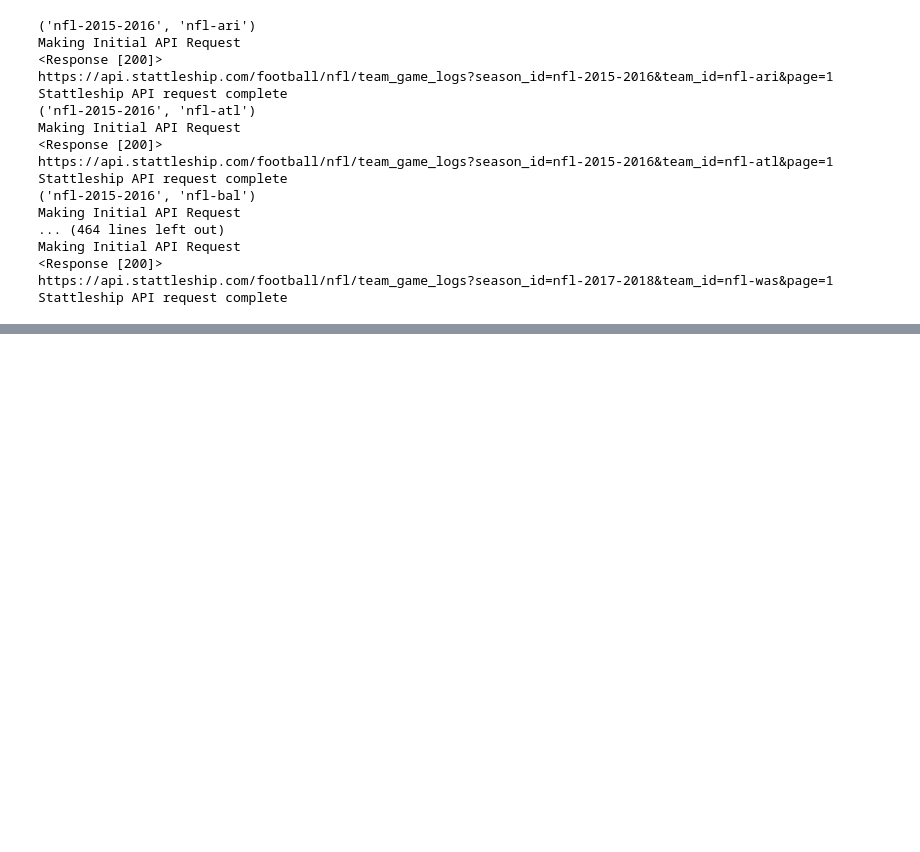
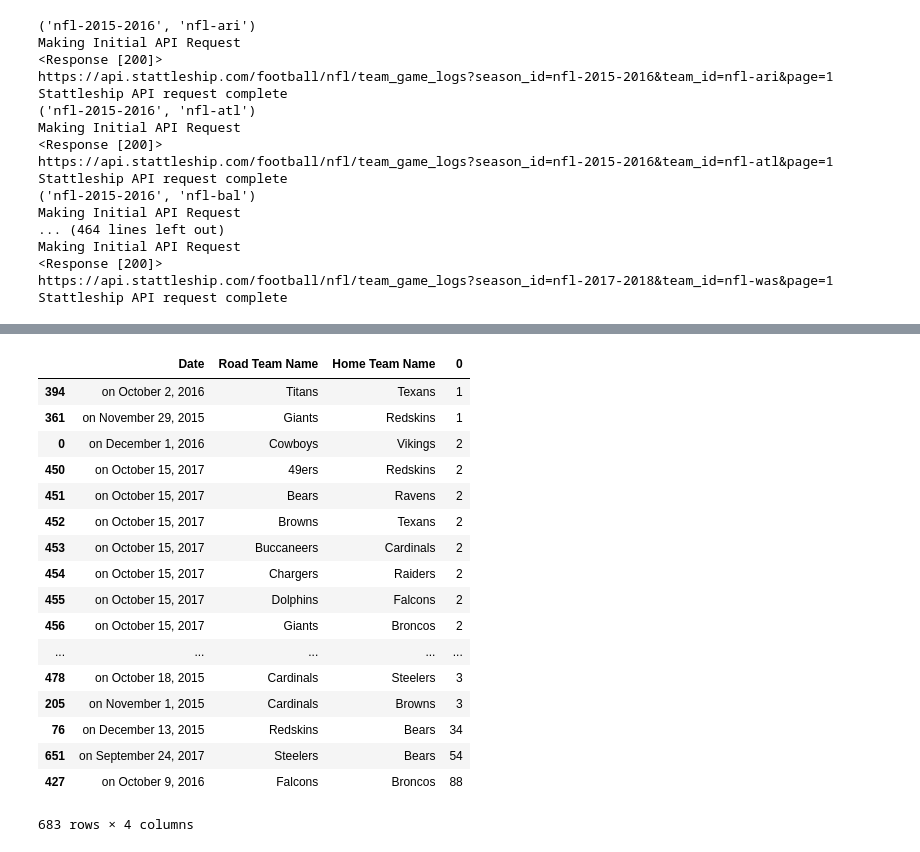
Before and after one commit to SportsReiter12/Data-Science, a Jupyter notebook: NFL Capstone Project/Data Wrangling/NFL Capstone Project Data Wrangling.ipynb, the cells around one changed output, grey strips where cells are left out. Saved outputs shown, nothing was run; the diff lists cells and outputs as text; code cells hidden in the pictures; blank space fills up the shorter version.

```diff
--- a/NFL Capstone Project/Data Wrangling/NFL Capstone Project Data Wrangling.ipynb
+++ b/NFL Capstone Project/Data Wrangling/NFL Capstone Project Data Wrangling.ipynb
@@ -249,0 +566,22 @@ df.shape
+# %%
+# Exploration found 0 column which may be how much it comes up. Final 3 are very worrying
+nfl_df.groupby(['Date', 'Road Team Name', 'Home Team Name']).size().reset_index().sort_values(by=[0])
+# %% [output]
+|  | Date | Road Team Name | Home Team Name | 0 |
+| 394 | on October 2, 2016 | Titans | Texans | 1 |
+| 361 | on November 29, 2015 | Giants | Redskins | 1 |
+| 0 | on December 1, 2016 | Cowboys | Vikings | 2 |
+| 450 | on October 15, 2017 | 49ers | Redskins | 2 |
+| 451 | on October 15, 2017 | Bears | Ravens | 2 |
+| 452 | on October 15, 2017 | Browns | Texans | 2 |
+| 453 | on October 15, 2017 | Buccaneers | Cardinals | 2 |
+| 454 | on October 15, 2017 | Chargers | Raiders | 2 |
+| 455 | on October 15, 2017 | Dolphins | Falcons | 2 |
+| 456 | on October 15, 2017 | Giants | Broncos | 2 |
+| ... | ... | ... | ... | ... |
+| 478 | on October 18, 2015 | Cardinals | Steelers | 3 |
+| 205 | on November 1, 2015 | Cardinals | Browns | 3 |
+| 76 | on December 13, 2015 | Redskins | Bears | 34 |
+| 651 | on September 24, 2017 | Steelers | Bears | 54 |
+| 427 | on October 9, 2016 | Falcons | Broncos | 88 |
+683 rows × 4 columns
```
Also changed, not shown: parts of 10 cells of this notebook.
